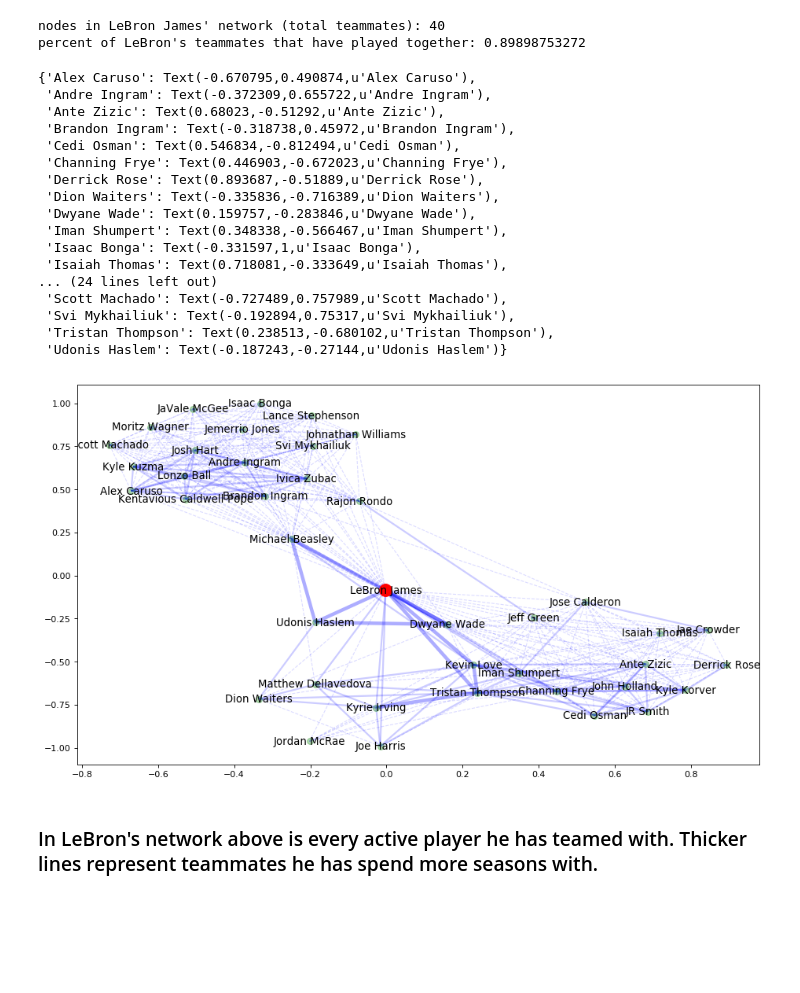
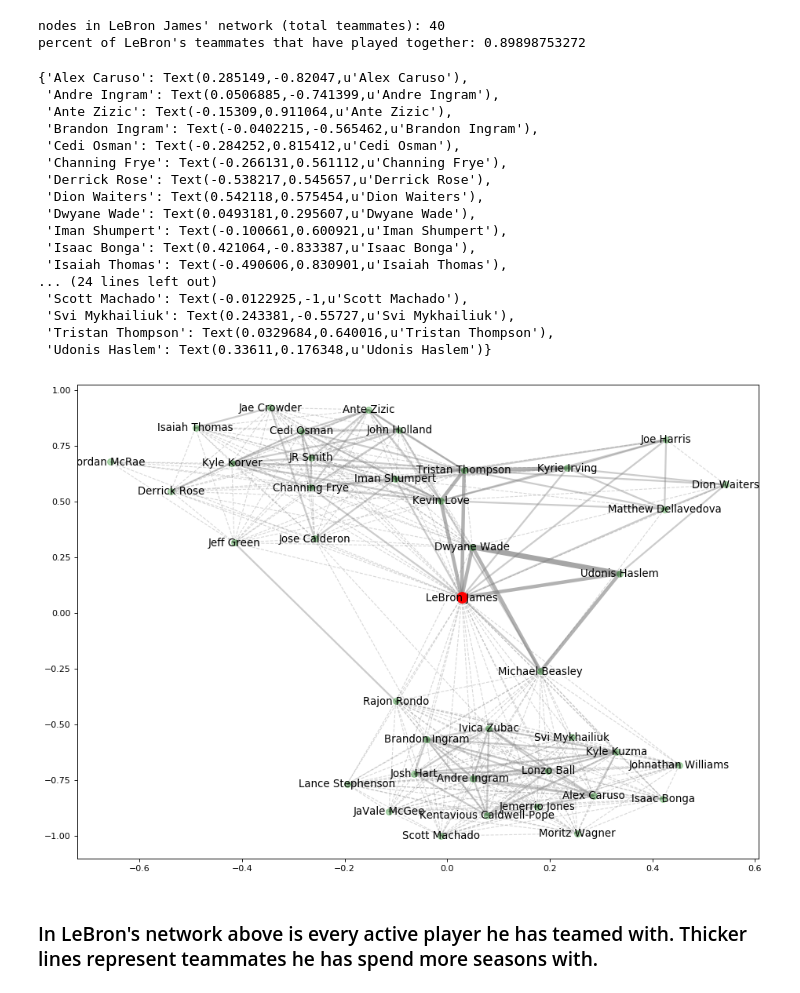
Before and after one commit to odonnell31/DATA620-Final, a Jupyter notebook: NBA_Stars_Networks_V2.ipynb, the cells around one changed output. Cells and saved outputs as stored; diff of their text form; code cells hidden in the pictures; blank space fills up the shorter version.

```diff
--- a/NBA_Stars_Networks_V2.ipynb
+++ b/NBA_Stars_Networks_V2.ipynb
@@ -174,44 +183,47 @@ percent of LeBron's teammates that have played together: 0.89898753272
 # %%
 one_season = [(u, v) for (u, v, d) in LeBron_network.edges(data=True) if d['weight'] <= 1]
 two_three_seasons = [(u, v) for (u, v, d) in LeBron_network.edges(data=True) if d['weight']>1 and d['weight']<4]
-four_plus_seasons = [(u, v) for (u, v, d) in LeBron_network.edges(data=True) if d['weight']>3]
+four_plus_seasons = [(u, v) for (u, v, d) in LeBron_network.edges(data=True) if d['weight']>3 and d['weight']<7]
+seven_plus_seasons = [(u, v) for (u, v, d) in LeBron_network.edges(data=True) if d['weight']>6]
 
-figure(num=None, figsize=(14, 8), dpi=80)
+figure(num=None, figsize=(14, 10), dpi=80)
 pos = net.spring_layout(LeBron_network)  # positions for all nodes
 
 # nodes
 net.draw_networkx_nodes(LeBron_network, pos, node_size=50, node_color='g', alpha=0.3)
-net.draw_networkx_nodes(LeBron_network, pos, nodelist=["LeBron James"], node_size=200, node_color='r')
+net.draw_networkx_nodes(LeBron_network, pos, nodelist=["LeBron James"], node_size=150, node_color='r')
 
 # edges
+net.draw_networkx_edges(LeBron_network, pos, edgelist=seven_plus_seasons,
+                       width=6, edge_color='grey', alpha=0.7)
 net.draw_networkx_edges(LeBron_network, pos, edgelist=four_plus_seasons,
-                       width=4, edge_color='b', alpha=0.32)
+                       width=4, edge_color='grey', alpha=0.6)
 net.draw_networkx_edges(LeBron_network, pos, edgelist=two_three_seasons,
-                       width=2, edge_color='b', alpha=0.2)
+                       width=2, edge_color='grey', alpha=0.4)
 net.draw_networkx_edges(LeBron_network, pos, edgelist=one_season,
-                       width=1, alpha=0.14, edge_color='b', style='dashed')
+                       width=1, alpha=0.3, edge_color='grey', style='dashed')
 
 # labels
 net.draw_networkx_labels(LeBron_network, pos, font_size=12, font_weight = 'normal', font_family='sans-serif')
 # %% [output]
-{'Alex Caruso': Text(-0.670795,0.490874,u'Alex Caruso'),
- 'Andre Ingram': Text(-0.372309,0.655722,u'Andre Ingram'),
- 'Ante Zizic': Text(0.68023,-0.51292,u'Ante Zizic'),
- 'Brandon Ingram': Text(-0.318738,0.45972,u'Brandon Ingram'),
- 'Cedi Osman': Text(0.546834,-0.812494,u'Cedi Osman'),
- 'Channing Frye': Text(0.446903,-0.672023,u'Channing Frye'),
- 'Derrick Rose': Text(0.893687,-0.51889,u'Derrick Rose'),
- 'Dion Waiters': Text(-0.335836,-0.716389,u'Dion Waiters'),
- 'Dwyane Wade': Text(0.159757,-0.283846,u'Dwyane Wade'),
- 'Iman Shumpert': Text(0.348338,-0.566467,u'Iman Shumpert'),
- 'Isaac Bonga': Text(-0.331597,1,u'Isaac Bonga'),
- 'Isaiah Thomas': Text(0.718081,-0.333649,u'Isaiah Thomas'),
+{'Alex Caruso': Text(0.285149,-0.82047,u'Alex Caruso'),
+ 'Andre Ingram': Text(0.0506885,-0.741399,u'Andre Ingram'),
+ 'Ante Zizic': Text(-0.15309,0.911064,u'Ante Zizic'),
+ 'Brandon Ingram': Text(-0.0402215,-0.565462,u'Brandon Ingram'),
+ 'Cedi Osman': Text(-0.284252,0.815412,u'Cedi Osman'),
+ 'Channing Frye': Text(-0.266131,0.561112,u'Channing Frye'),
+ 'Derrick Rose': Text(-0.538217,0.545657,u'Derrick Rose'),
+ 'Dion Waiters': Text(0.542118,0.575454,u'Dion Waiters'),
+ 'Dwyane Wade': Text(0.0493181,0.295607,u'Dwyane Wade'),
+ 'Iman Shumpert': Text(-0.100661,0.600921,u'Iman Shumpert'),
+ 'Isaac Bonga': Text(0.421064,-0.833387,u'Isaac Bonga'),
+ 'Isaiah Thomas': Text(-0.490606,0.830901,u'Isaiah Thomas'),
 ... (24 lines left out)
- 'Scott Machado': Text(-0.727489,0.757989,u'Scott Machado'),
- 'Svi Mykhailiuk': Text(-0.192894,0.75317,u'Svi Mykhailiuk'),
- 'Tristan Thompson': Text(0.238513,-0.680102,u'Tristan Thompson'),
- 'Udonis Haslem': Text(-0.187243,-0.27144,u'Udonis Haslem')}
+ 'Scott Machado': Text(-0.0122925,-1,u'Scott Machado'),
+ 'Svi Mykhailiuk': Text(0.243381,-0.55727,u'Svi Mykhailiuk'),
+ 'Tristan Thompson': Text(0.0329684,0.640016,u'Tristan Thompson'),
+ 'Udonis Haslem': Text(0.33611,0.176348,u'Udonis Haslem')}
-[figure, old version]
+[figure, new version]
 # %% [markdown]
 ### In LeBron's network above is every active player he has teamed with. Thicker lines represent teammates he has spend more seasons with.
 # %% [markdown]
```
Also changed, not shown: parts of 3 cells of this notebook, 4 other files.
